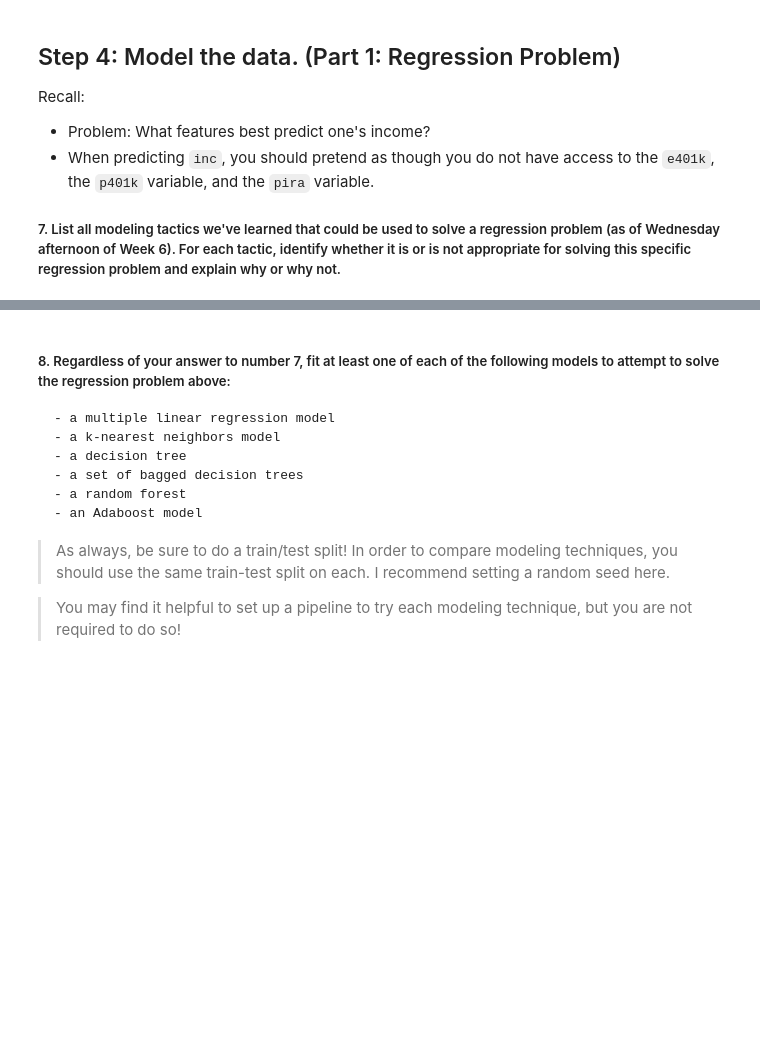
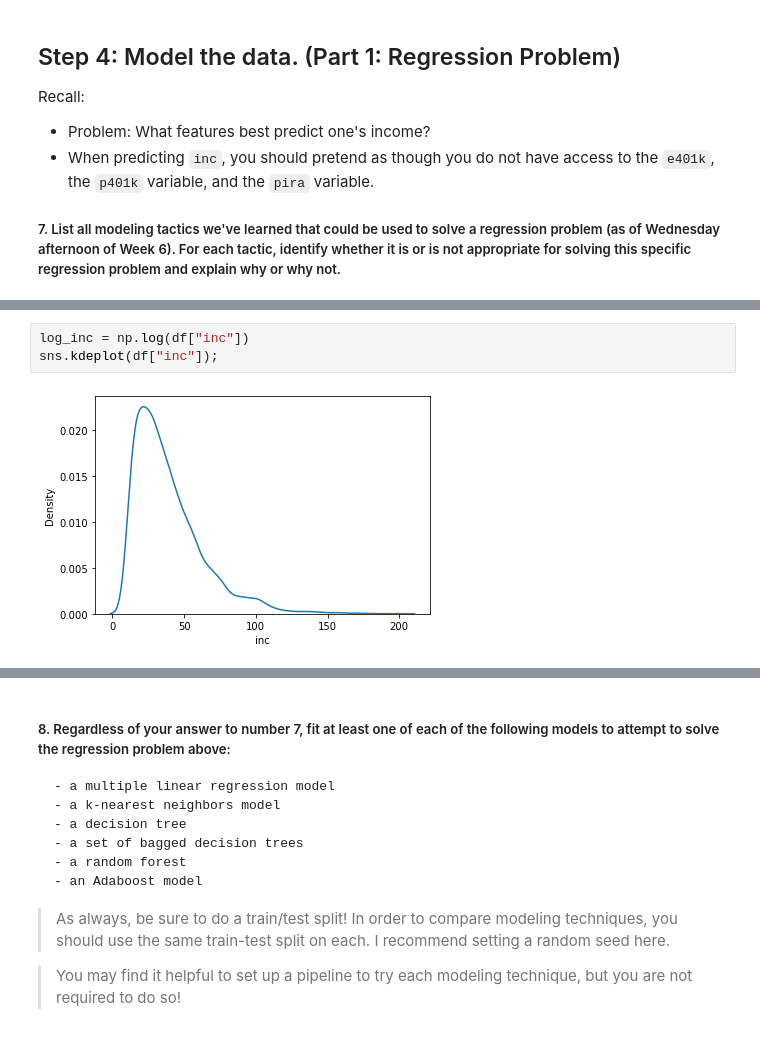
Before and after one commit to Tatadektep/Supervised_model_comparison_lab, a Jupyter notebook: starter-code.ipynb, the cells around one changed output, grey strips where cells are left out. Drawn from its saved outputs; the diff is of its cells as text; blank space fills up the shorter version.

```diff
--- a/starter-code.ipynb
+++ b/starter-code.ipynb
@@ -64,0 +164,5 @@ Recall:
+# %%
+log_inc = np.log(df["inc"])
+sns.kdeplot(df["inc"]);
+# %% [output]
+[figure, added]
```
Also changed, not shown: parts of 122 cells of this notebook.
